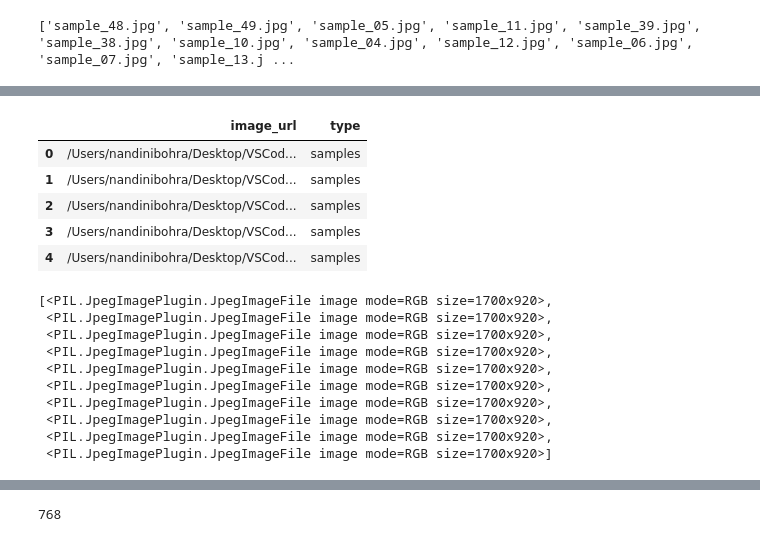
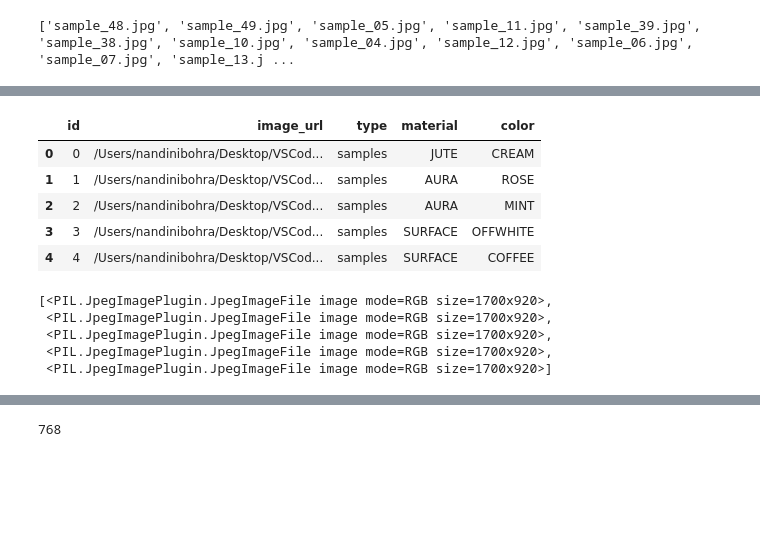
Before and after one commit to nanbohra/ImageRecommendation_ProductMatching, a Jupyter notebook: get_img_embeddings.ipynb, the cells around one changed output, grey strips where cells are left out. Drawn from its saved outputs; the diff is of its cells as text; code cells hidden in the pictures; blank space fills up the shorter version.

```diff
--- a/get_img_embeddings.ipynb
+++ b/get_img_embeddings.ipynb
@@ -45,34 +45,36 @@ all_img_urls[:15]
 # %%
 # Creating dataframe of all images and paths in local directory
 
 from pandas import DataFrame
 from PIL import Image
 
-payloads = DataFrame.from_records({"image_url": all_img_urls})
+from image_extraction import sample_data
+
+payloads = DataFrame.from_records(
+    {"id" : range(0, len(all_img_urls)),
+     "image_url": all_img_urls})
 payloads["type"] = "samples"
+payloads["material"] = payloads["image_url"].map(lambda x: sample_data.get(x, [None, None])[0])
+payloads["color"] = payloads["image_url"].map(lambda x: sample_data.get(x, [None, None])[1])
+
 payloads.head()
 # %% [output]
-|  | image_url | type |
-| 0 | /Users/nandinibohra/Desktop/VSCod... | samples |
-| 1 | /Users/nandinibohra/Desktop/VSCod... | samples |
-| 2 | /Users/nandinibohra/Desktop/VSCod... | samples |
-| 3 | /Users/nandinibohra/Desktop/VSCod... | samples |
-| 4 | /Users/nandinibohra/Desktop/VSCod... | samples |
+|  | id | image_url | type | material | color |
+| 0 | 0 | /Users/nandinibohra/Desktop/VSCod... | samples | JUTE | CREAM |
+| 1 | 1 | /Users/nandinibohra/Desktop/VSCod... | samples | AURA | ROSE |
+| 2 | 2 | /Users/nandinibohra/Desktop/VSCod... | samples | AURA | MINT |
+| 3 | 3 | /Users/nandinibohra/Desktop/VSCod... | samples | SURFACE | OFFWHITE |
+| 4 | 4 | /Users/nandinibohra/Desktop/VSCod... | samples | SURFACE | COFFEE |
 # %%
 # Transforming local images into PIL images
 
 images = list(map(lambda x: Image.open(x), payloads["image_url"]))
-images[:10]
+images[:5]
 # %% [output]
 [<PIL.JpegImagePlugin.JpegImageFile image mode=RGB size=1700x920>,
  <PIL.JpegImagePlugin.JpegImageFile image mode=RGB size=1700x920>,
  <PIL.JpegImagePlugin.JpegImageFile image mode=RGB size=1700x920>,
  <PIL.JpegImagePlugin.JpegImageFile image mode=RGB size=1700x920>,
- <PIL.JpegImagePlugin.JpegImageFile image mode=RGB size=1700x920>,
- <PIL.JpegImagePlugin.JpegImageFile image mode=RGB size=1700x920>,
- <PIL.JpegImagePlugin.JpegImageFile image mode=RGB size=1700x920>,
- <PIL.JpegImagePlugin.JpegImageFile image mode=RGB size=1700x920>,
- <PIL.JpegImagePlugin.JpegImageFile image mode=RGB size=1700x920>,
  <PIL.JpegImagePlugin.JpegImageFile image mode=RGB size=1700x920>]
 # %%
 # Resizing originals to smaller images and converting to base-64 rep if needed to show on front end
```
Also changed, not shown: parts of 10 cells of this notebook, 35 other files.
